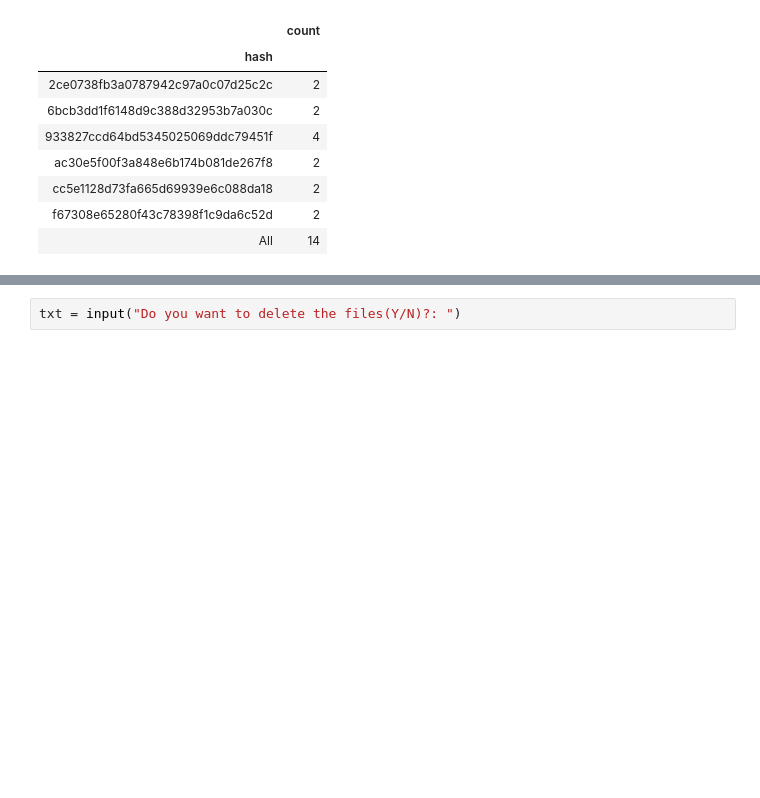
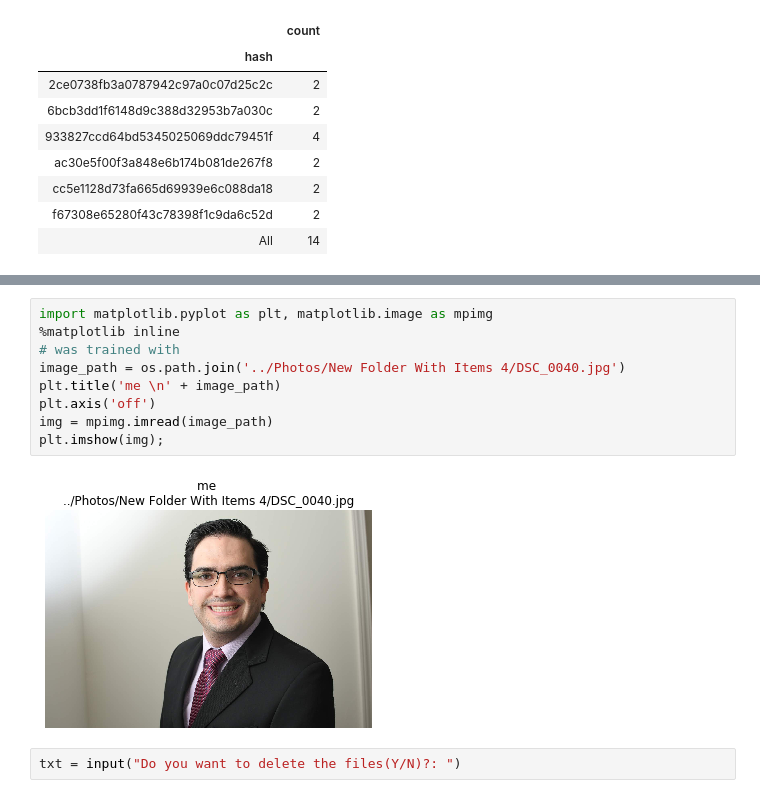
Before and after one commit to cemoga/delete_duplicate_files, a Jupyter notebook: duplicate_images.ipynb, the cells around one changed output, grey strips where cells are left out. Cells and saved outputs as stored; diff of their text form; blank space fills up the shorter version.

Commit message:
Image

```diff
--- a/duplicate_images.ipynb
+++ b/duplicate_images.ipynb
@@ -112,6 +112,17 @@ repeated_path_df
 |  | ../Photos/New Folder With Items 4... | 2020-04-09 21:05:26 | 2020-04-07 20:11:12 | 72113 | 1 | delete |
 | f67308e65280f43c78398f1c9da6c52d | ../Photos/New Folder With Items 4... | 2020-04-09 18:38:32 | 2020-04-07 20:06:24 | 71509 | 1 | leave |
 |  | ../Photos/New Folder With Items 4... | 2020-04-09 21:05:26 | 2020-04-07 20:06:24 | 71509 | 1 | delete |
+# %%
+import matplotlib.pyplot as plt, matplotlib.image as mpimg
+%matplotlib inline
+# was trained with
+image_path = os.path.join('../Photos/New Folder With Items 4/DSC_0040.jpg')
+plt.title('me \n' + image_path)
+plt.axis('off')
+img = mpimg.imread(image_path)
+plt.imshow(img);
+# %% [output]
+[figure, added]
 # %%
 txt = input("Do you want to delete the files(Y/N)?: ")
 # %%
```
Also changed, not shown: 14 other files.
